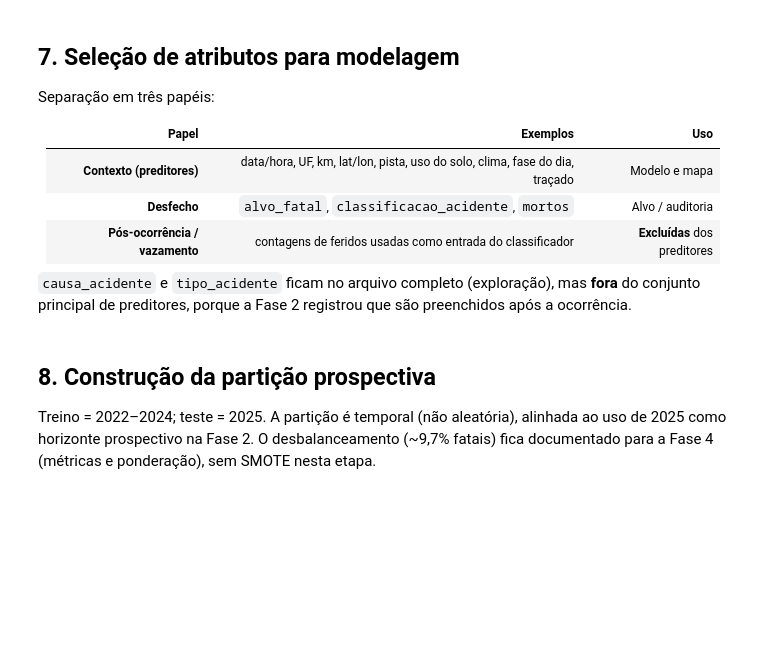
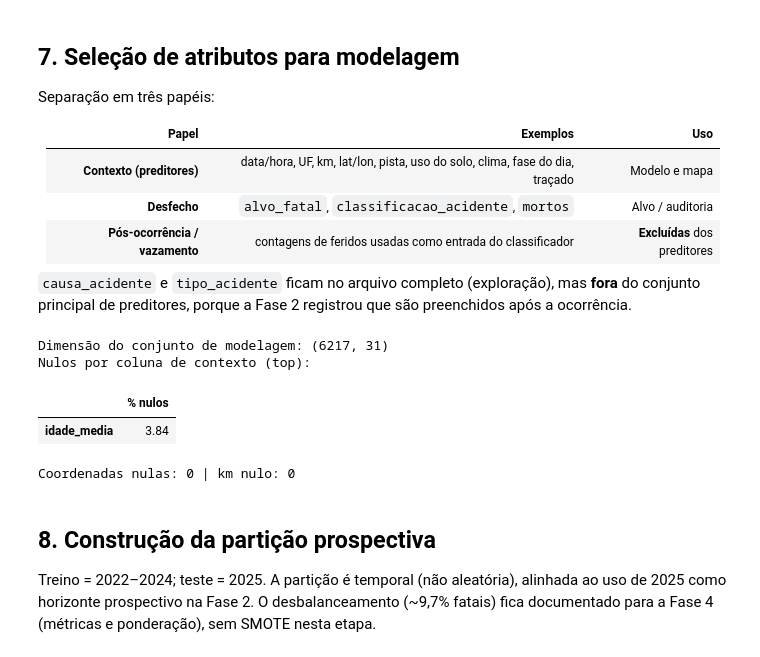
Before and after one commit to batista-neto/Prediction_of_Traffic_Accident_Risk_on_the_BR-230, a Jupyter notebook: preparacao_dos_dados/preparacao_dos_dados.ipynb, the cells around one changed output. Cells and saved outputs as stored; diff of their text form; code cells hidden in the pictures; blank space fills up the shorter version.

```diff
--- a/preparacao_dos_dados/preparacao_dos_dados.ipynb
+++ b/preparacao_dos_dados/preparacao_dos_dados.ipynb
@@ -376,34 +457,40 @@ COLS_CONTEXTO = [
     "uso_solo", "sentido_via",
     "area_urbana", "area_rural", "fim_de_semana", "periodo_noturno",
     "rural_pista_simples", "fora_pb",
-    "tem_motocicleta", "tem_pedestre", "idade_media",
+    "tem_motocicleta", "tem_pedestre", "idade_media", "prop_masculino",
 ]
 
 COLS_ALVO = ["alvo_fatal", "fatal", "classificacao_acidente", "mortos", "feridos"]
 
 COLS_AUDITORIA = [
     "tracado_via", "tracado_composto", "uf_regional", "uf_diverge_regional",
     "km_acima_dnit", "n_pessoas_arquivo", "causa_acidente", "tipo_acidente",
 ]
 
 # Garante existência
 for c in COLS_CONTEXTO + COLS_ALVO + COLS_AUDITORIA:
     if c not in br230_int.columns:
         br230_int[c] = np.nan
 
 modelo = br230_int.loc[:, COLS_ID + COLS_CONTEXTO + ["alvo_fatal"]].copy()
 
 print("Dimensão do conjunto de modelagem:", modelo.shape)
 print("Nulos por coluna de contexto (top):")
 nulos = modelo[COLS_CONTEXTO].isna().mean().sort_values(ascending=False)
 display((nulos[nulos > 0] * 100).round(2).rename("% nulos").to_frame())
 
 # Completude operacional das coordenadas
 print(
     "Coordenadas nulas:",
     int(modelo["latitude"].isna().sum() + modelo["longitude"].isna().sum()),
     "| km nulo:", int(modelo["km"].isna().sum()),
 )
+# %% [output]
+Dimensão do conjunto de modelagem: (6217, 31)
+Nulos por coluna de contexto (top):
+|  | % nulos |
+| idade_media | 3.84 |
+Coordenadas nulas: 0 | km nulo: 0
 # %% [markdown]
 ## 8. Construção da partição prospectiva
 
```
Also changed, not shown: parts of 12 cells of this notebook, 9 other files.
